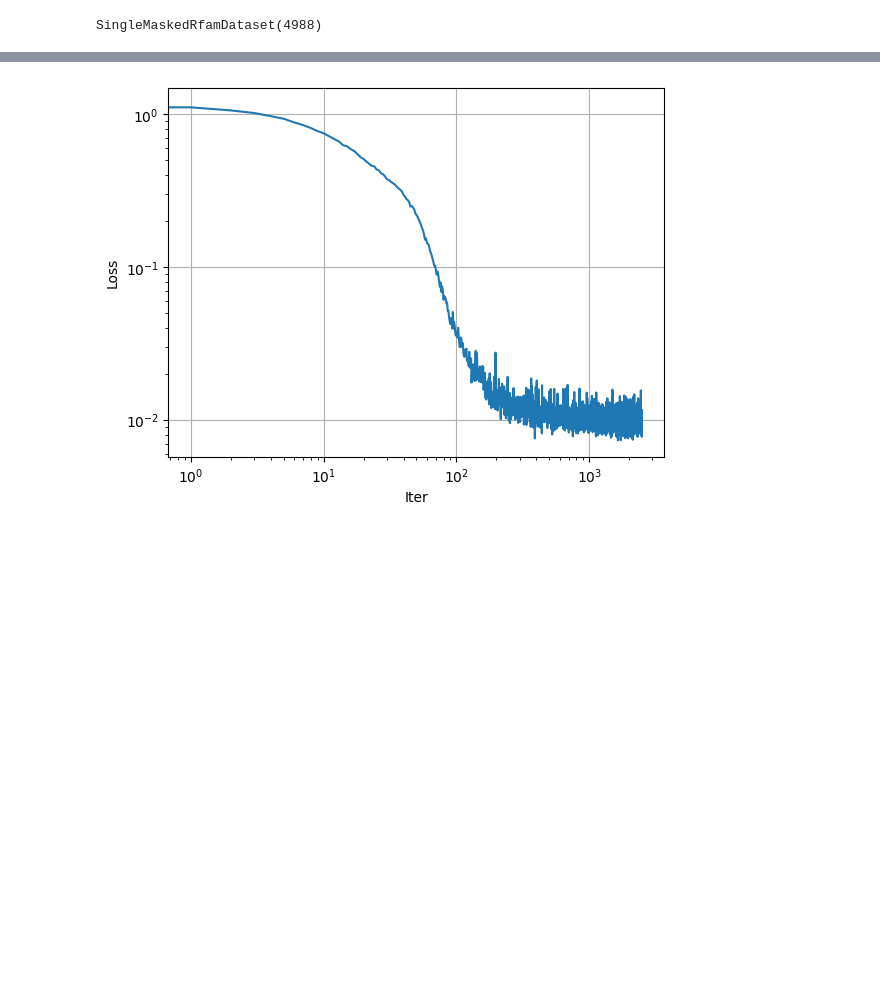
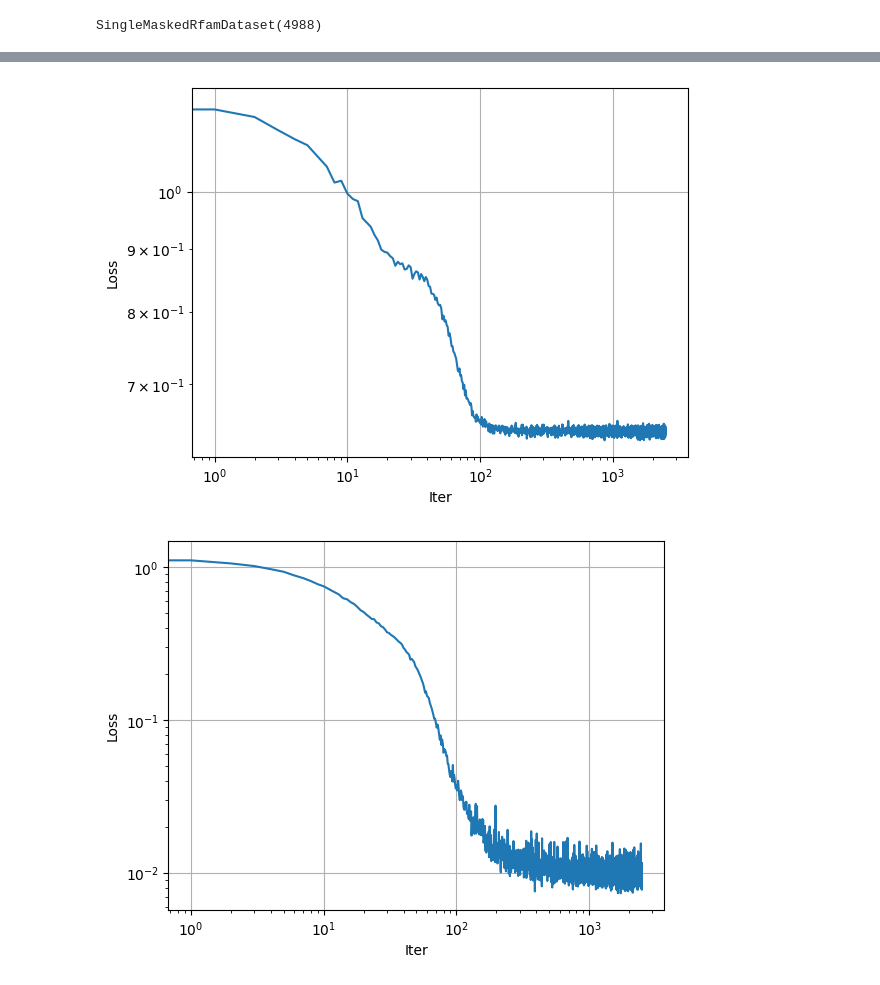
Before and after one commit to nicolasgoedert97/RNARepLearn, a Jupyter notebook: notebooks/TrainSingleRFAM.ipynb, the cells around one changed output, grey strips where cells are left out. Saved outputs shown, nothing was run; the diff lists cells and outputs as text; code cells hidden in the pictures; blank space fills up the shorter version.

```diff
--- a/notebooks/TrainSingleRFAM.ipynb
+++ b/notebooks/TrainSingleRFAM.ipynb
@@ -58,15 +96,20 @@ n_epochs = 20
 train_hist = {}
 train_hist["loss"]=[]
 model.train()
-lossf = torch.nn.CrossEntropyLoss()
+cel_loss = torch.nn.CrossEntropyLoss()
+mse_loss = torch.nn.MSELoss()
 
 for epoch in range(n_epochs):
     for idx, batch in enumerate(train_loader):
+        batch = mask(batch,15)
         batch.to(device)
         optimizer.zero_grad()
-        out = model(batch)
+        out,bpp = model(batch)
 
-        loss = lossf(out,batch.y)
+        node_loss = cel_loss(out,batch.y)
+        #edge_loss = mse_loss(out,)
+
+        loss = node_loss
 
         loss.backward()
         optimizer.step()
@@ -103,3 +150,12 @@ GCN(
+# %%
+import matplotlib.pyplot as plt
+fig, ax = plt.subplots()
+ax.loglog(np.abs(train_hist['loss']))
+ax.set_xlabel('Iter')
+ax.set_ylabel('Loss')
+ax.grid(True)
+# %% [output]
+[figure, added]
 # %%
 import matplotlib.pyplot as plt
 fig, ax = plt.subplots()
```
Also changed, not shown: parts of 6 cells of this notebook, 1 other file.
